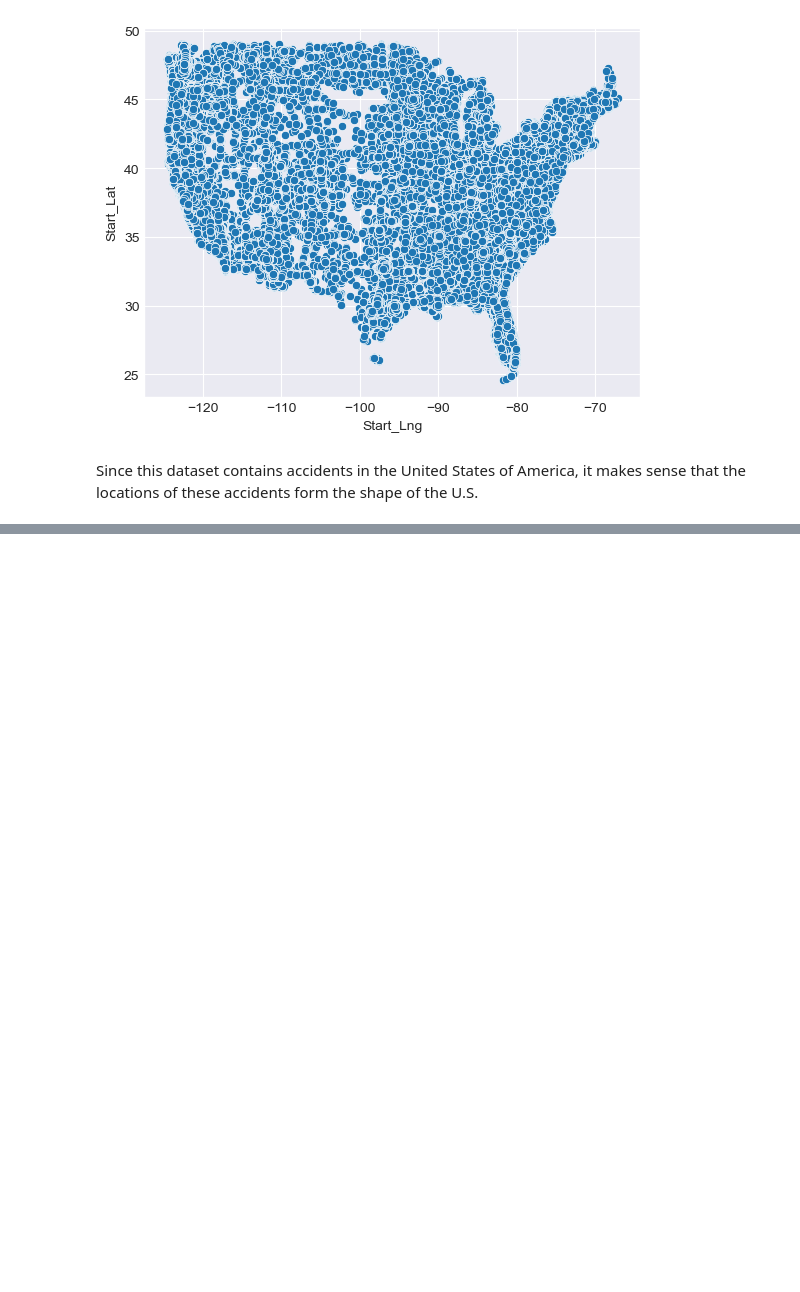
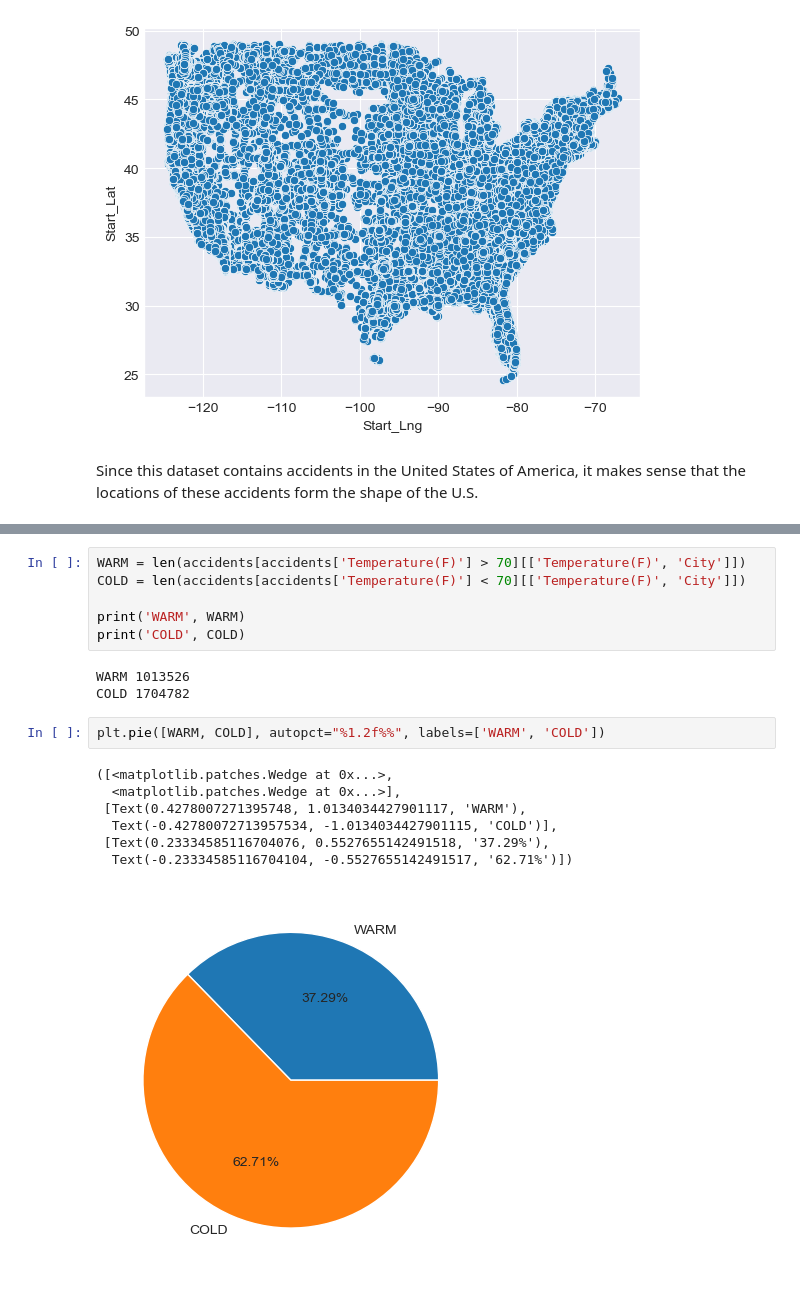
Before and after one commit to parisvu07/Springboard, a Jupyter notebook: Capstone_3_U.S_Traffic_Fatilities_Analysis/Data_Wrangling_and_EDA.ipynb, the cells around one changed output, grey strips where cells are left out. Cells and saved outputs as stored; diff of their text form; blank space fills up the shorter version.

Commit message:
added temperature analysis

```diff
--- a/Capstone_3_U.S_Traffic_Fatilities_Analysis/Data_Wrangling_and_EDA.ipynb
+++ b/Capstone_3_U.S_Traffic_Fatilities_Analysis/Data_Wrangling_and_EDA.ipynb
@@ -445,0 +468,19 @@ Since this dataset contains accidents in the United States of America, it makes
+# %%
+WARM = len(accidents[accidents['Temperature(F)'] > 70][['Temperature(F)', 'City']])
+COLD = len(accidents[accidents['Temperature(F)'] < 70][['Temperature(F)', 'City']])
+
+print('WARM', WARM)
+print('COLD', COLD)
+# %% [output]
+WARM 1013526
+COLD 1704782
+# %%
+plt.pie([WARM, COLD], autopct="%1.2f%%", labels=['WARM', 'COLD'])
+# %% [output]
+([<matplotlib.patches.Wedge at 0x...>,
+  <matplotlib.patches.Wedge at 0x...>],
+ [Text(0.4278007271395748, 1.0134034427901117, 'WARM'),
+  Text(-0.42780072713957534, -1.0134034427901115, 'COLD')],
+ [Text(0.23334585116704076, 0.5527655142491518, '37.29%'),
+  Text(-0.23334585116704104, -0.5527655142491517, '62.71%')])
+[figure, added]
```
Also changed, not shown: parts of 5 cells of this notebook.
